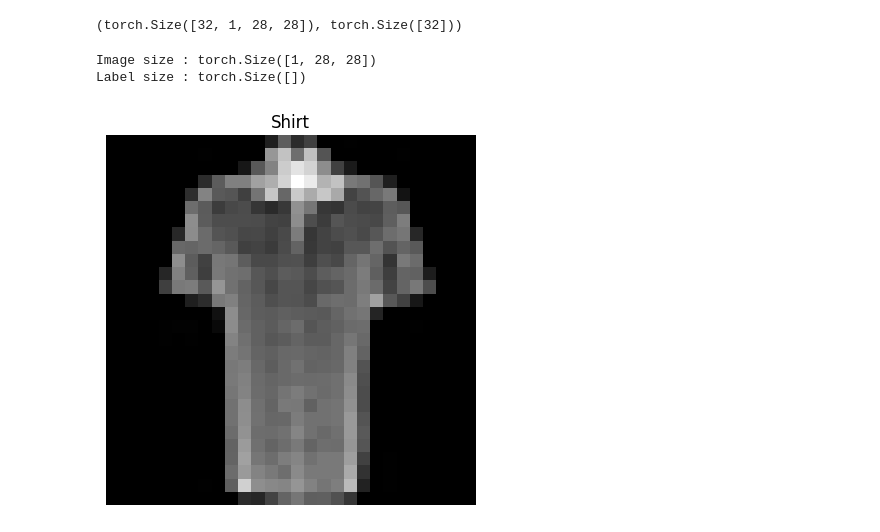
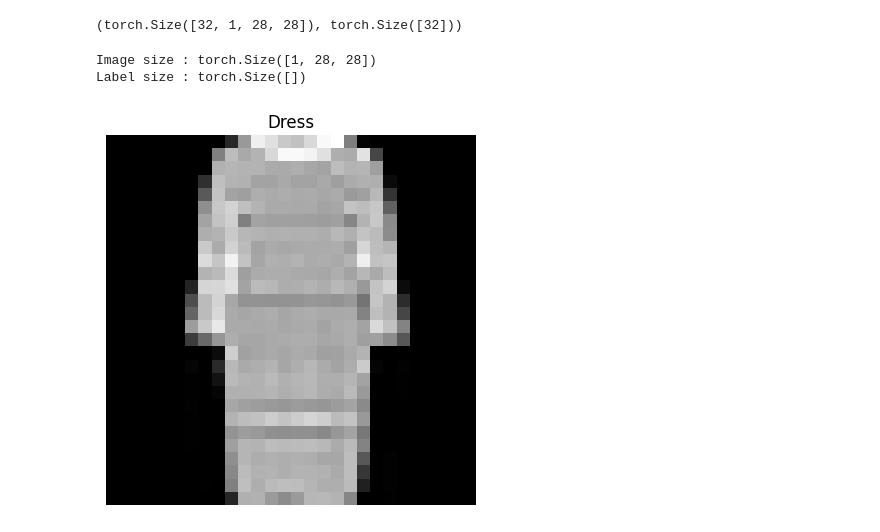
Before and after one commit to end-9214/codespaces-jupyter-Machine-learning-Beginner, a Jupyter notebook: notebooks/03_pytorch_computer_vision.ipynb, the cells around one changed output. Saved outputs shown, nothing was run; the diff lists cells and outputs as text; code cells hidden in the pictures.

```diff
--- a/notebooks/03_pytorch_computer_vision.ipynb
+++ b/notebooks/03_pytorch_computer_vision.ipynb
@@ -209,15 +209,15 @@ train_features_batch.shape, train_labels_batch.shape
 (torch.Size([32, 1, 28, 28]), torch.Size([32]))
 # %%
 # Show a sample
-torch.manual_seed(42)
+#torch.manual_seed(42)
 random_idx = torch.randint(0,len(train_features_batch),size=[1]).item()
 image, label = train_features_batch[random_idx], train_labels_batch[random_idx]
 plt.imshow(image.squeeze(), cmap="gray")
-plt.title(f"{class_names[label]}")
+plt.title(class_names[label])
 plt.axis(False);
 print(f"Image size : {image.shape}")
 print(f"Label size : {label.shape}")
 # %% [output]
 Image size : torch.Size([1, 28, 28])
 Label size : torch.Size([])
-[figure, old version]
+[figure, new version]
```
Also changed, not shown: parts of 2 cells of this notebook.
